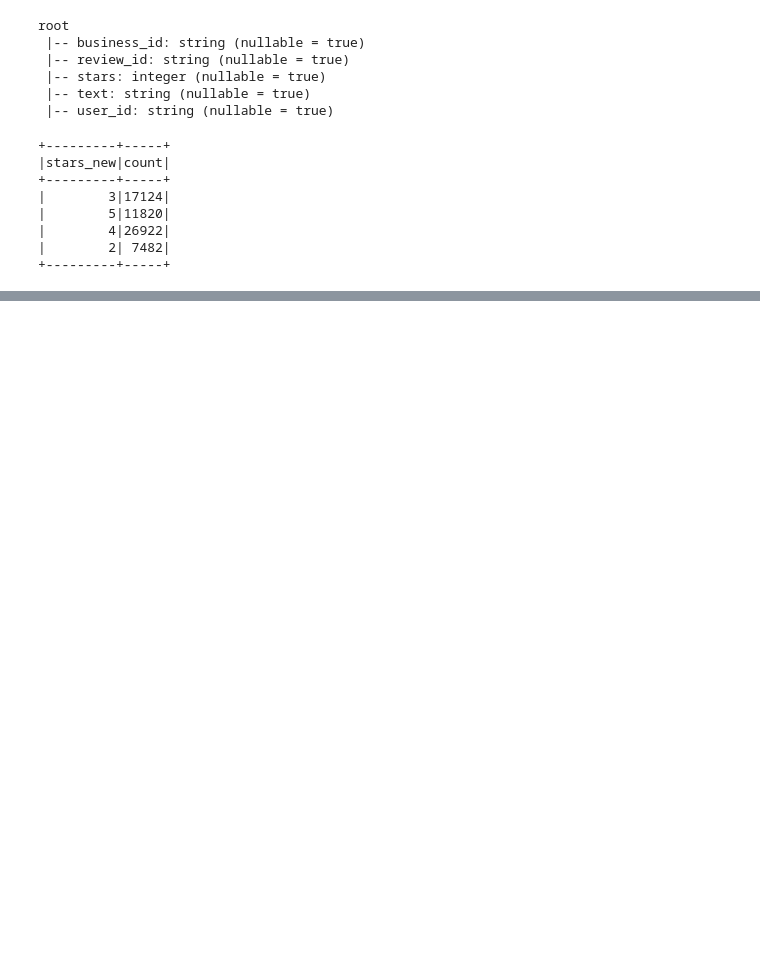
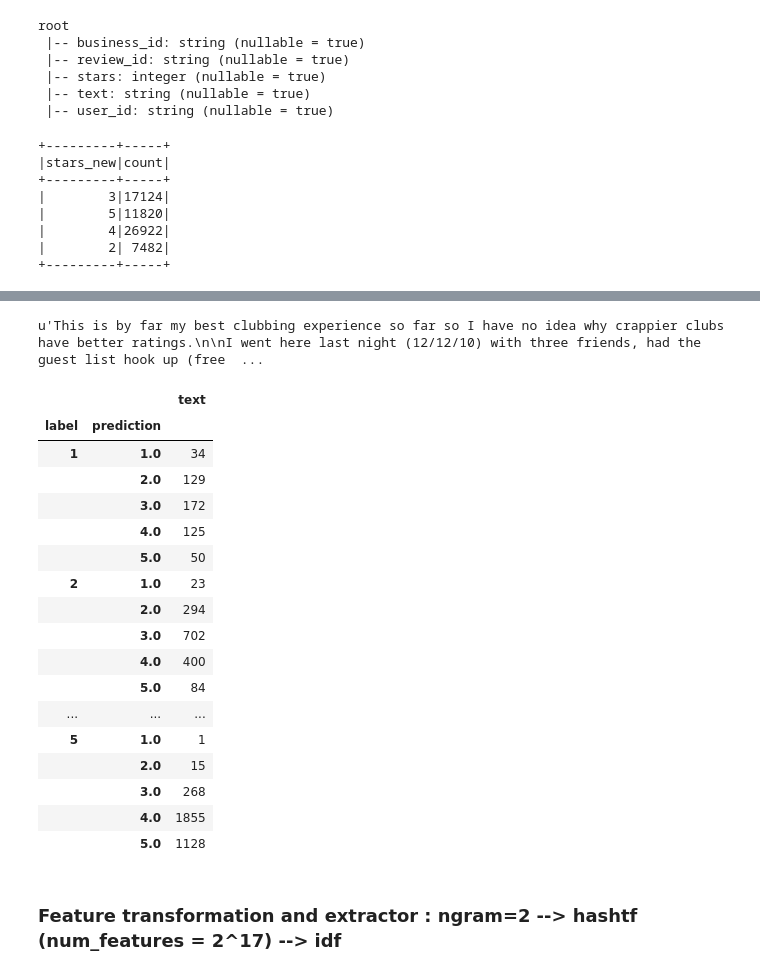
Before and after one commit to aswalin/Yelp-Review-Dataset, a Jupyter notebook: Sentiment analysis on Yelp dataset.ipynb, the cells around one changed output, grey strips where cells are left out. Saved outputs shown, nothing was run; the diff lists cells and outputs as text; code cells hidden in the pictures; blank space fills up the shorter version.

```diff
--- a/Sentiment analysis on Yelp dataset.ipynb
+++ b/Sentiment analysis on Yelp dataset.ipynb
@@ -769,0 +763,3 @@ categoryConverter = IndexToString(inputCol="prediction", outputCol="predCategory
+# %%
+train = train.cache()
+test = test.cache()
@@ -769,0 +787,4 @@ categoryConverter = IndexToString(inputCol="prediction", outputCol="predCategory
+# %%
+m = lr.fit(train)
+# %%
+pr = m.transform(test)
@@ -769,0 +829,2 @@ categoryConverter = IndexToString(inputCol="prediction", outputCol="predCategory
+# %%
+predict_df = pr.select('label','prediction','text').toPandas()
@@ -769,0 +833,27 @@ categoryConverter = IndexToString(inputCol="prediction", outputCol="predCategory
+# %%
+predict_df[(predict_df['label']==5) & (predict_df['prediction']==1.0)]['text'].iloc[0]
+# %% [output]
+u'This is by far my best clubbing experience so far so I have no idea why crappier clubs have better ratings.\n\nI went here last night (12/12/10) with three friends, had the guest list hook up (free  ...
+# %%
+predict_df.groupby(['label','prediction']).count()
+# %% [output]
+|  |  | text |
+| label | prediction |  |
+| 1 | 1.0 | 34 |
+|  | 2.0 | 129 |
+|  | 3.0 | 172 |
+|  | 4.0 | 125 |
+|  | 5.0 | 50 |
+| 2 | 1.0 | 23 |
+|  | 2.0 | 294 |
+|  | 3.0 | 702 |
+|  | 4.0 | 400 |
+|  | 5.0 | 84 |
+| ... | ... | ... |
+| 5 | 1.0 | 1 |
+|  | 2.0 | 15 |
+|  | 3.0 | 268 |
+|  | 4.0 | 1855 |
+|  | 5.0 | 1128 |
+# %% [markdown]
+### Feature transformation and extractor : ngram=2 --> hashtf (num_features = 2^17) --> idf
```
Also changed, not shown: parts of 159 cells of this notebook.
